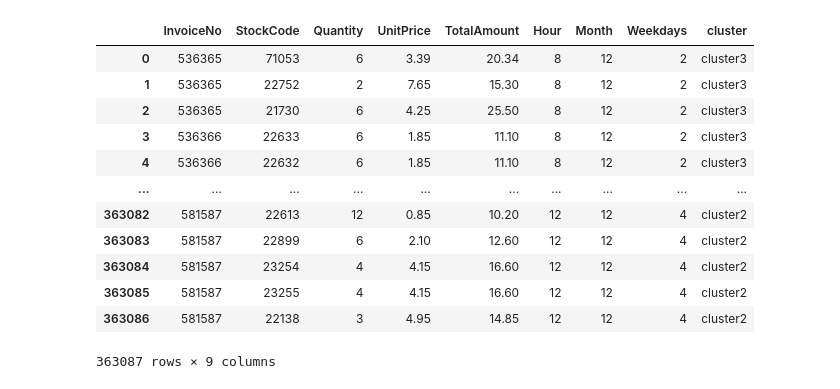
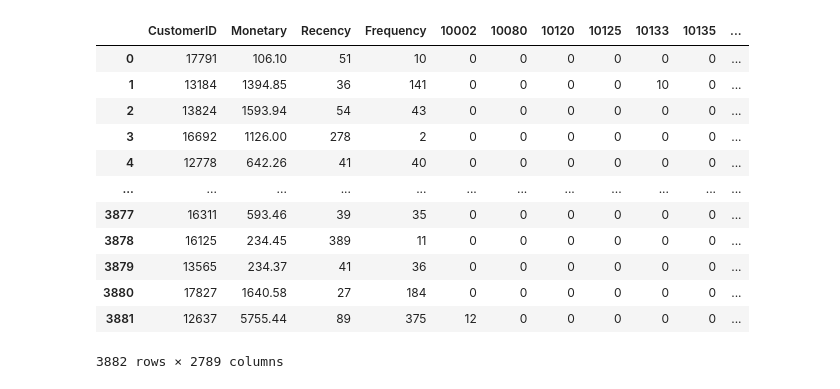
Before and after one commit to nghtaiminh/I2DM_Project, a Jupyter notebook: Preprocess/ConvertClusterDataToTransaction.ipynb, the cells around one changed output. Cells and saved outputs as stored; diff of their text form; code cells hidden in the pictures.

Commit message:
Change preprocess data for cluster to RFM values, add more functions in SimpleKMeansClusterer, update dataset, minor changes

```diff
--- a/Preprocess/ConvertClusterDataToTransaction.ipynb
+++ b/Preprocess/ConvertClusterDataToTransaction.ipynb
@@ -2,19 +2,20 @@
 import pandas as pd
 import os
 # %%
-data = pd.read_csv('..\\DataMining\\src\\data\\NewDataAfterCluster.csv')
+data = pd.read_csv('..\\DataMining\\src\\data\\train.csv')
+clustered_data = pd.read_csv('..\\DataMining\\src\\data\\clusteredData.csv')
 data
 # %% [output]
-|  | InvoiceNo | StockCode | Quantity | UnitPrice | TotalAmount | Hour | Month | Weekdays | cluster |
-| 0 | 536365 | 71053 | 6 | 3.39 | 20.34 | 8 | 12 | 2 | cluster3 |
-| 1 | 536365 | 22752 | 2 | 7.65 | 15.30 | 8 | 12 | 2 | cluster3 |
-| 2 | 536365 | 21730 | 6 | 4.25 | 25.50 | 8 | 12 | 2 | cluster3 |
-| 3 | 536366 | 22633 | 6 | 1.85 | 11.10 | 8 | 12 | 2 | cluster3 |
-| 4 | 536366 | 22632 | 6 | 1.85 | 11.10 | 8 | 12 | 2 | cluster3 |
-| ... | ... | ... | ... | ... | ... | ... | ... | ... | ... |
-| 363082 | 581587 | 22613 | 12 | 0.85 | 10.20 | 12 | 12 | 4 | cluster2 |
-| 363083 | 581587 | 22899 | 6 | 2.10 | 12.60 | 12 | 12 | 4 | cluster2 |
-| 363084 | 581587 | 23254 | 4 | 4.15 | 16.60 | 12 | 12 | 4 | cluster2 |
-| 363085 | 581587 | 23255 | 4 | 4.15 | 16.60 | 12 | 12 | 4 | cluster2 |
-| 363086 | 581587 | 22138 | 3 | 4.95 | 14.85 | 12 | 12 | 4 | cluster2 |
+|  | CustomerID | Monetary | Recency | Frequency | 10002 | 10080 | 10120 | 10125 | 10133 | 10135 | ... |
+| 0 | 17791 | 106.10 | 51 | 10 | 0 | 0 | 0 | 0 | 0 | 0 | ... |
+| 1 | 13184 | 1394.85 | 36 | 141 | 0 | 0 | 0 | 0 | 10 | 0 | ... |
+| 2 | 13824 | 1593.94 | 54 | 43 | 0 | 0 | 0 | 0 | 0 | 0 | ... |
+| 3 | 16692 | 1126.00 | 278 | 2 | 0 | 0 | 0 | 0 | 0 | 0 | ... |
+| 4 | 12778 | 642.26 | 41 | 40 | 0 | 0 | 0 | 0 | 0 | 0 | ... |
+| ... | ... | ... | ... | ... | ... | ... | ... | ... | ... | ... | ... |
+| 3877 | 16311 | 593.46 | 39 | 35 | 0 | 0 | 0 | 0 | 0 | 0 | ... |
+| 3878 | 16125 | 234.45 | 389 | 11 | 0 | 0 | 0 | 0 | 0 | 0 | ... |
+| 3879 | 13565 | 234.37 | 41 | 36 | 0 | 0 | 0 | 0 | 0 | 0 | ... |
+| 3880 | 17827 | 1640.58 | 27 | 184 | 0 | 0 | 0 | 0 | 0 | 0 | ... |
+| 3881 | 12637 | 5755.44 | 89 | 375 | 12 | 0 | 0 | 0 | 0 | 0 | ... |
-363087 rows × 9 columns
+3882 rows × 2789 columns
```
Also changed, not shown: parts of 12 cells of this notebook, 21 other files.
